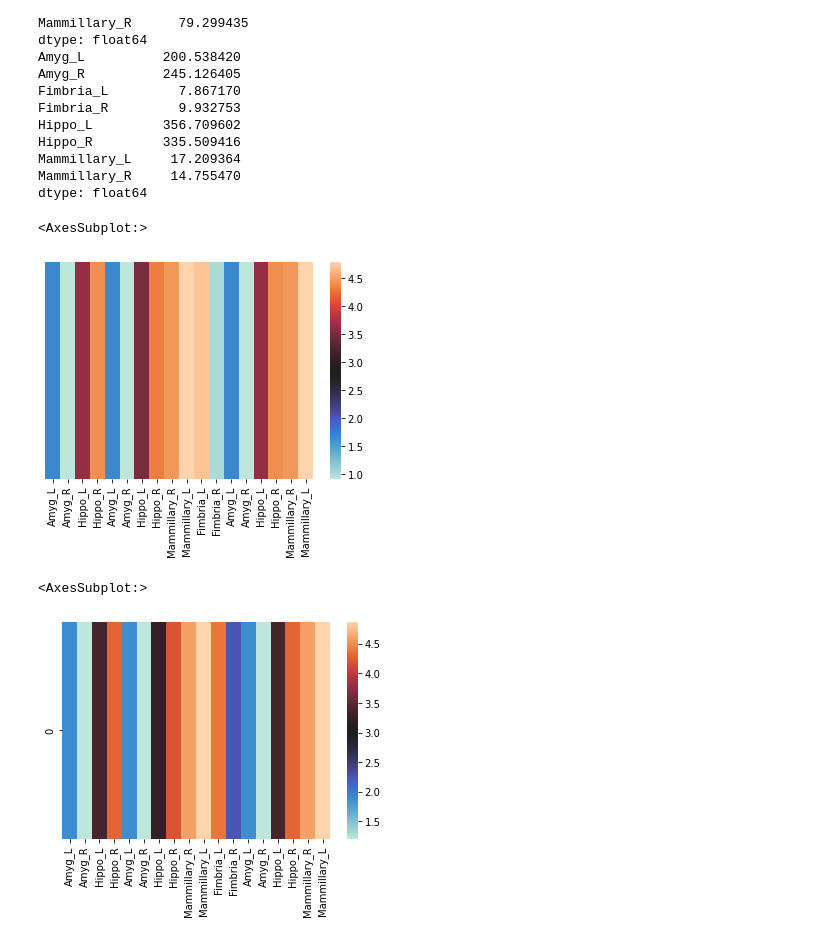
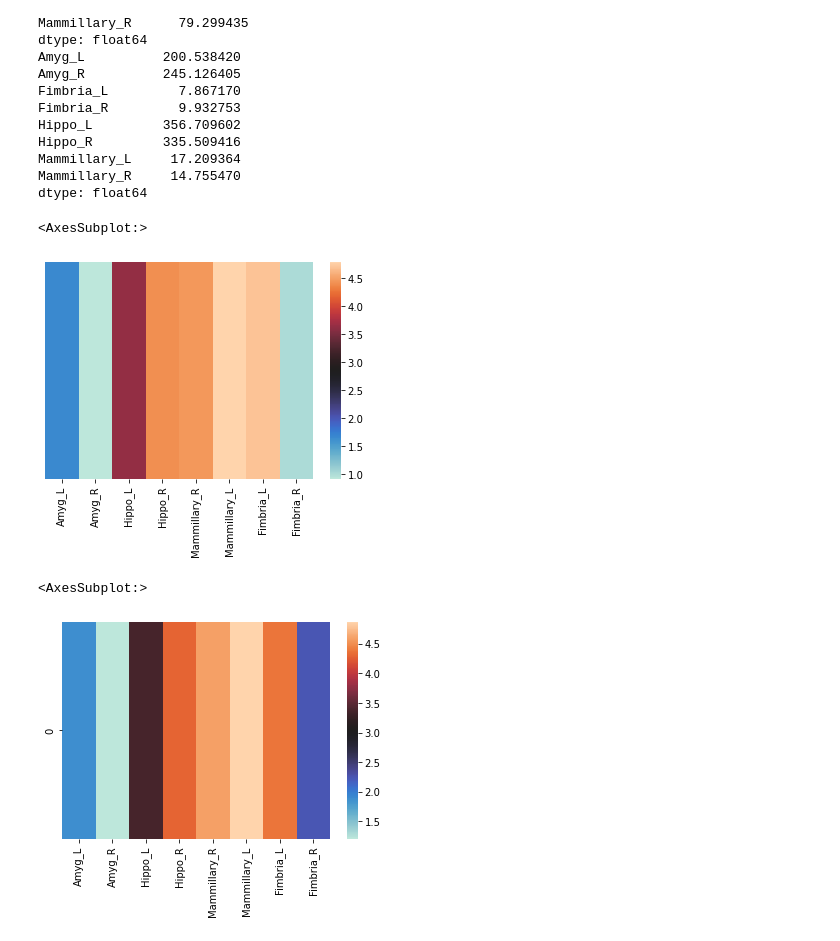
Before and after one commit to vivek-booshan/CompMed, a Jupyter notebook: analysis.ipynb, the cells around one changed output. Cells and saved outputs as stored; diff of their text form; code cells hidden in the pictures.

```diff
--- a/analysis.ipynb
+++ b/analysis.ipynb
@@ -97,7 +97,7 @@ FILEPATH = "output/MNI_286Labels_corrected_stats.txt"
 MNI_stats = pd.read_csv(FILEPATH, sep="\t", skiprows=9, header=None).drop(columns=7)
 MNI_stats.columns = ['Image', 'Object', 'Volume_mm3', 'Min', 'Max', 'Mean', 'Std']
 
-MNI_BIOCARD_stats = MNI_stats[MNI_stats["Object"].isin(BIOCARD.columns)]
+MNI_BIOCARD_stats = MNI_stats[MNI_stats["Object"].isin(BIOCARD.columns)].drop_duplicates(subset="Object")
 MNI_BIOCARD_stats
 # %% [output]
 |  | Image | Object | Volume_mm3 | Min | Max | Mean | Std |
@@ -171,11 +153,11 @@ Mammillary_R     14.755470
 dtype: float64
 # %%
 from numpy import array
-MNI_BIOCARD_zscore = array(MNI_BIOCARD_zscore).reshape(18, 1)
+MNI_BIOCARD_zscore = array(MNI_BIOCARD_zscore).reshape(8, 1)
 sns.heatmap(MNI_BIOCARD_zscore.T, cmap="icefire", yticklabels=False, xticklabels=MNI_BIOCARD_stats["Object"])
 # %% [output]
 <AxesSubplot:>
-[figure, old version]
+[figure, new version]
 # %%
 DISEASED = BIOCARD.loc[BIOCARD["Diagnosis"] == "AD/MCI"]
 diseasemu = DISEASED.mean()
@@ -190,8 +171,8 @@ disease_zscore = []
 for i, j in filtered.itertuples(index=False):
     disease_zscore.append((j - dict_disease_mu[i]) / dict_disease_sigma[i])
 
-disease_zscore = array(disease_zscore).reshape(18, 1)
+disease_zscore = array(disease_zscore).reshape(8, 1)
 sns.heatmap(disease_zscore.T, cmap="icefire", xticklabels=MNI_BIOCARD_stats["Object"])
 # %% [output]
 <AxesSubplot:>
-[figure, old version]
+[figure, new version]
```
Also changed, not shown: parts of 3 cells of this notebook.
